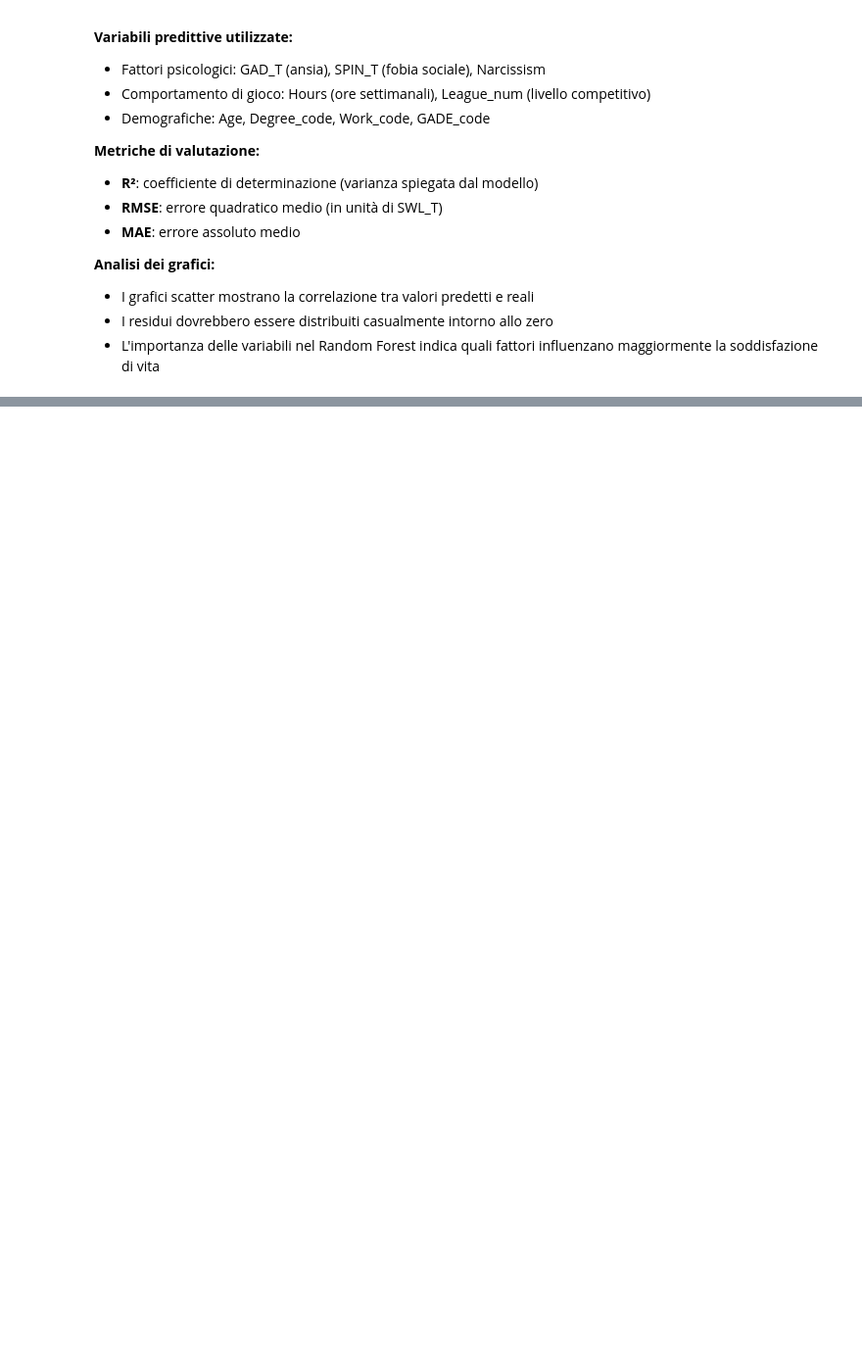
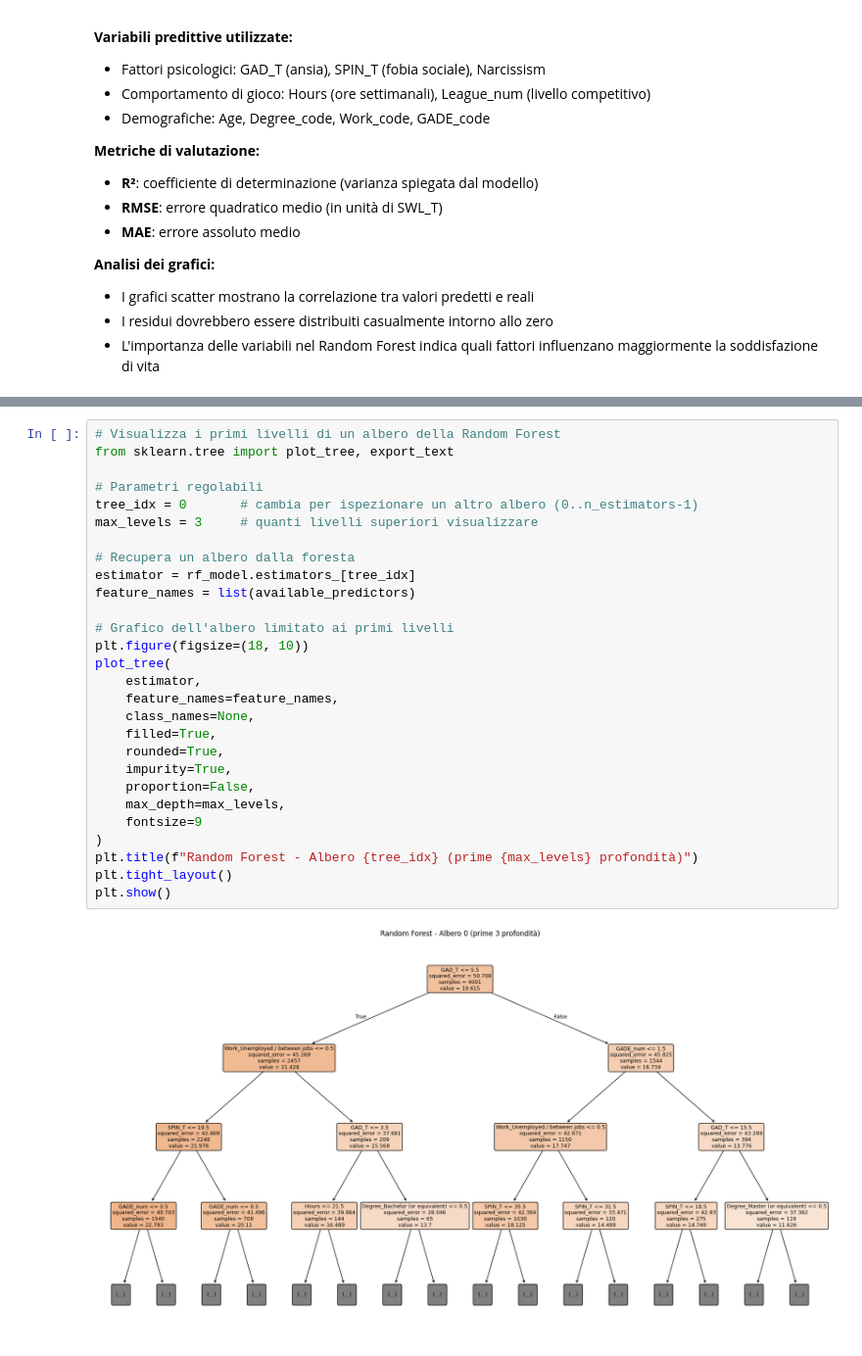
Before and after one commit to leonardogrimaldi/Progetto_Data_Intensive_24-25, a Jupyter notebook: main.ipynb, the cells around one changed output, grey strips where cells are left out. Shown at 98% size. Saved outputs shown, nothing was run; the diff lists cells and outputs as text; blank space fills up the shorter version.

```diff
--- a/main.ipynb
+++ b/main.ipynb
@@ -703,0 +798,30 @@ Dal grafico dei residui della regressione lineare si vede
+# %%
+# Visualizza i primi livelli di un albero della Random Forest
+from sklearn.tree import plot_tree, export_text
+
+# Parametri regolabili
+tree_idx = 0       # cambia per ispezionare un altro albero (0..n_estimators-1)
+max_levels = 3     # quanti livelli superiori visualizzare
+
+# Recupera un albero dalla foresta
+estimator = rf_model.estimators_[tree_idx]
+feature_names = list(available_predictors)
+
+# Grafico dell'albero limitato ai primi livelli
+plt.figure(figsize=(18, 10))
+plot_tree(
+    estimator,
+    feature_names=feature_names,
+    class_names=None,
+    filled=True,
+    rounded=True,
+    impurity=True,
+    proportion=False,
+    max_depth=max_levels,
+    fontsize=9
+)
+plt.title(f"Random Forest - Albero {tree_idx} (prime {max_levels} profondità)")
+plt.tight_layout()
+plt.show()
+# %% [output]
+[figure, added]
```
Also changed, not shown: parts of 43 cells of this notebook.
